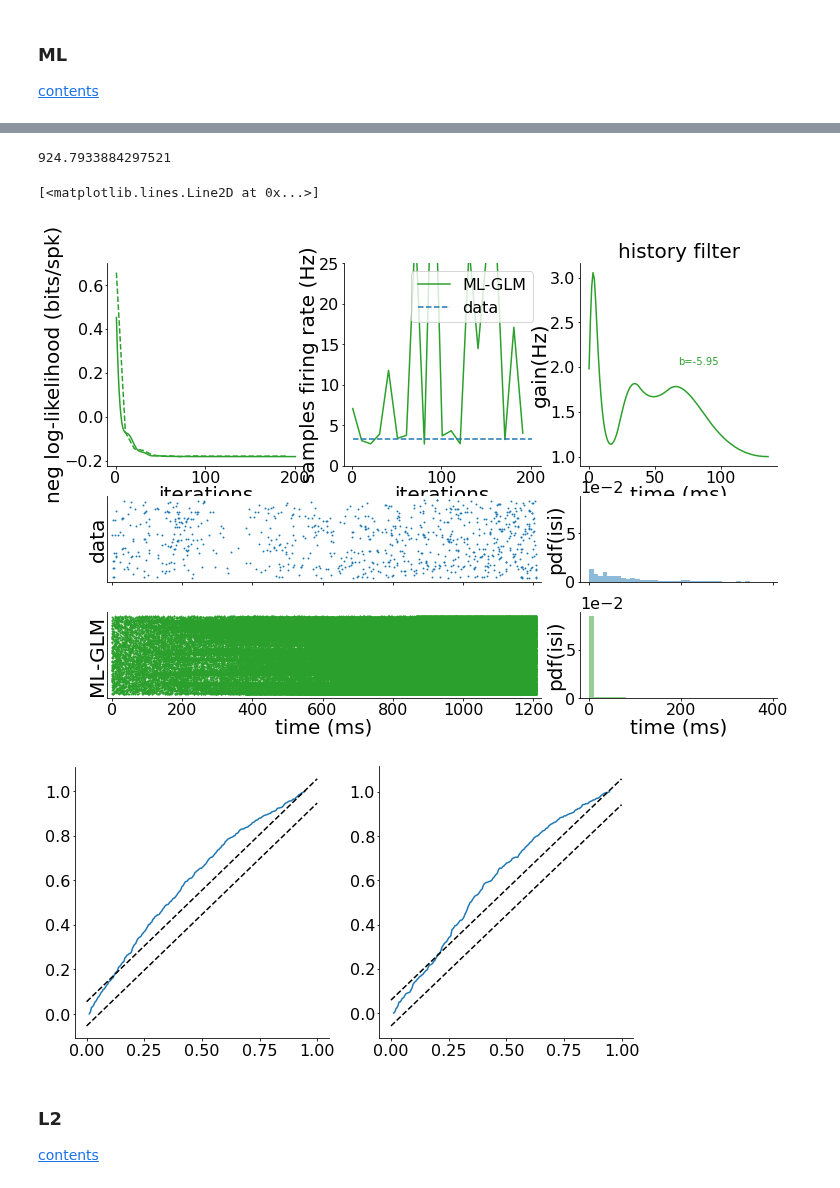
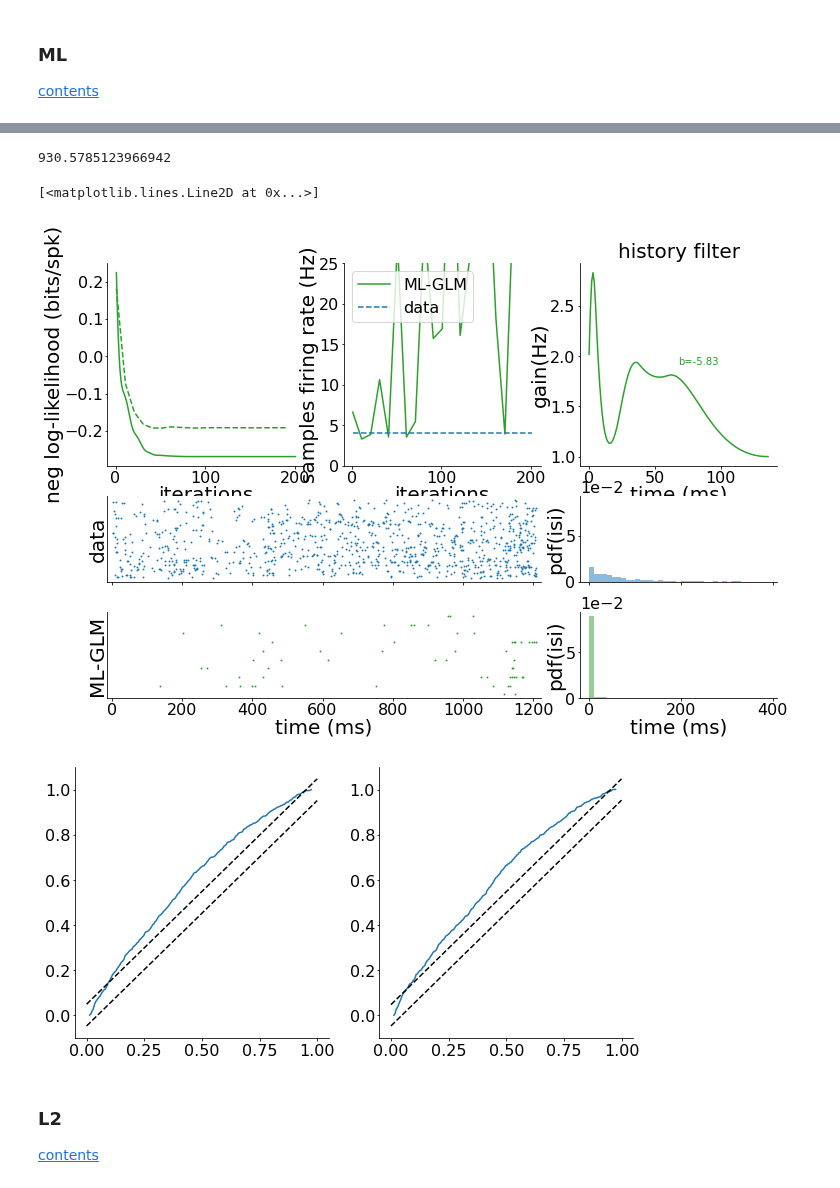
Before and after one commit to diegoarri91/mmd-glm, a Jupyter notebook: experiments/figure4/huk_ml_l2.ipynb, the cells around one changed output, grey strips where cells are left out. Saved outputs shown, nothing was run; the diff lists cells and outputs as text; code cells hidden in the pictures.

```diff
--- a/experiments/figure4/huk_ml_l2.ipynb
+++ b/experiments/figure4/huk_ml_l2.ipynb
@@ -100,15 +100,29 @@ dt = 1
 # n_train = 200
 # n_val = 100
 
-offset = 400
-n_train = 200
-n_val = 200
+# offset = 400
+# n_train = 200
+# n_val = 200
+# idx_train = np.arange(offset, offset + n_train)
+# idx_val = np.arange(offset + n_train, offset + n_train + n_val)
 
+offset = 1
+idx_train = np.arange(0, 400, 2)
+idx_val = idx_train + 1
+
+# n_train = 200
+# n_val = 200
 # idx = np.random.choice(mask_spikes.shape[1], size=n_train + n_val, replace=False)
+# idx_train = idx[:n_train]
+# idx_val = idx[n_train:]
 
 st = SpikeTrain(t, mask_spikes)
-# mask_spikes_train = mask_spikes[:, :offset + n_train]
-mask_spikes_train = mask_spikes[:, offset:offset + n_train]
+
+# mask_spikes_train = mask_spikes[:, offset:offset + n_train]
+# mask_spikes_val = mask_spikes[:, offset + n_train:offset + n_train + n_val]
+
+mask_spikes_train = mask_spikes[:, idx_train]
+mask_spikes_val = mask_spikes[:, idx_val]
 
 n_spk_train = np.sum(mask_spikes_train)
 fr_train = np.mean(np.sum(mask_spikes_train, 0) / (t[-1] - t[0] + t[1]) * 1000)
@@ -119,7 +133,7 @@ st_train = SpikeTrain(t, mask_spikes_train)
 isi_train = st_train.isi_distribution()
 mean_isi_train = np.mean(isi_train)
 
-mask_spikes_val = mask_spikes[:, offset + n_train:offset + n_train + n_val]
+
 n_spk_val = np.sum(mask_spikes_val)
 fr_val = np.mean(np.sum(mask_spikes_val, 0) / (t[-1] - t[0] + t[1]) * 1000)
 nll_pois_proc_val = -bernoulli_log_likelihood_poisson_process(mask_spikes_val)
@@ -243,7 +263,7 @@ np.max(fr_ml)
 # import seaborn as sns
 # sns.boxplot(fr_ml)
 # %% [output]
-924.7933884297521
+930.5785123966942
 # %%
 for key, val in metrics_ml.items():
     metrics_ml[key] = np.array(val)
@@ -283,34 +303,34 @@ ax4.tick_params(axis='both', labelbottom=False, labelleft=False)
 ax4.set_yticks([])
 # ax4.set_xlabel(None)
 ax4.set_ylabel('data')
 
 bins = np.arange(0, 4600, 200)
 ax5.hist(isi_train, density=True, color=palette['d'], label='data', alpha=0.5, bins=bins_isi)
 ax5.set_ylabel('pdf(isi)')
 ax5.tick_params(axis='both', labelbottom=False)
 
 # st_fr_ml.plot(ax=ax5, ms=0.7, color=palette['ml'])
-st_fr_ml.plot(ax=ax6, ms=ms, color=palette['ml'])
+st_fr_ml.sweeps(np.arange(10)).plot(ax=ax6, ms=ms, color=palette['ml'])
 myplt.set_labels(ax6, xlabel='time (ms)', ylabel='ML-GLM')
 ax6.set_yticks([])
 
 ax7.hist(isi_fr_ml, density=True, color=palette['ml'], label='ML-GLM', alpha=0.5, bins=bins_isi)
 myplt.set_labels(ax7, xlabel='time (ms)', ylabel='pdf(isi)')
 ax7.ticklabel_format(axis="y", style="sci", scilimits=(0,0))
 
 fig.subplots_adjust(hspace=0.35)
 # fig.savefig('/home/diego/Dropbox/generative_glm/figures/human_ctx/human_ctx_ML.pdf', transparent=True)
 
 fig, (ax1, ax2) = plt.subplots(figsize=(10, 5), ncols=2)
 ax1.plot(bins_ks, z_cum_ml_train, '-')
 ax2.plot(bins_ks, z_cum_ml_val, '-')
 x = np.array([0, 1])
 ax1.plot(x, x + 1.36 / np.sqrt(len(np.concatenate((z_ml_train)))), 'k--')
 ax1.plot(x, x - 1.36 / np.sqrt(len(np.concatenate((z_ml_train)))), 'k--')
 ax2.plot(x, x + 1.36 / np.sqrt(len(np.concatenate((z_ml_val)))), 'k--')
 ax2.plot(x, x - 1.36 / np.sqrt(len(np.concatenate((z_ml_val)))), 'k--')
 # %% [output]
 [<matplotlib.lines.Line2D at 0x...>]
-[figure, old version]
+[figure, new version]
-[figure, old version]
+[figure, new version]
 # %%
```
Also changed, not shown: parts of 9 cells of this notebook, 5 other files.
